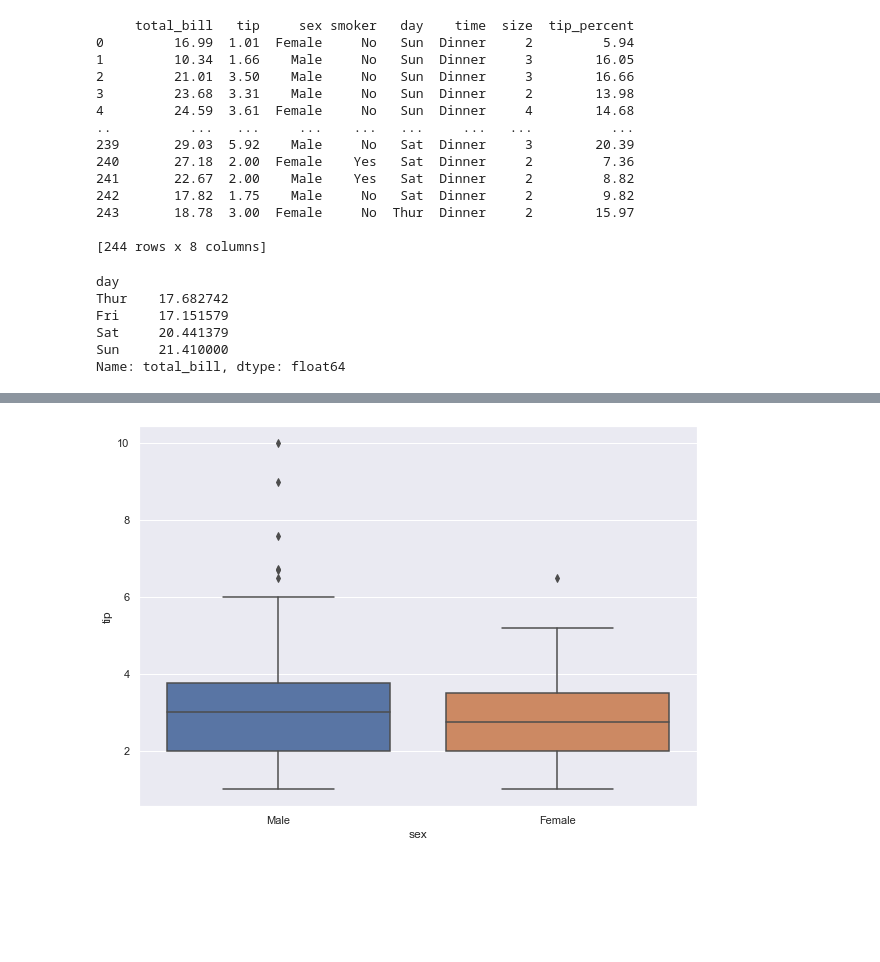
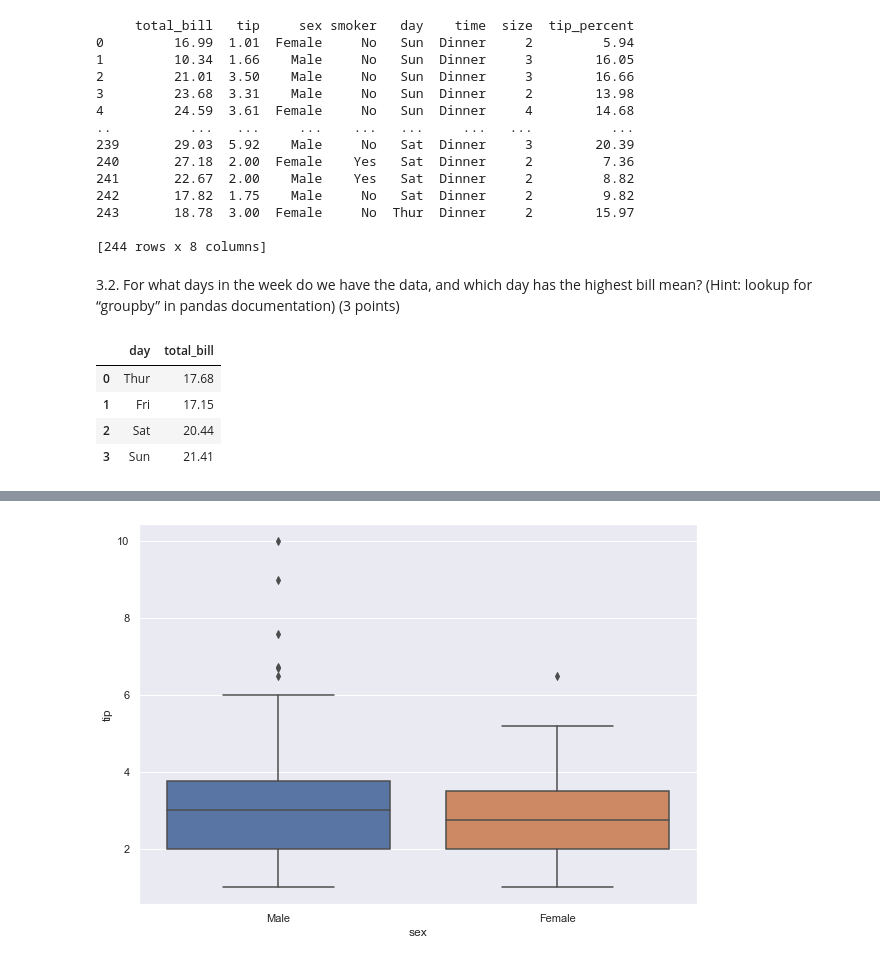
Before and after one commit to ivan-usd/refactored-octo-journey, a Jupyter notebook: notebooks/module3.ipynb, the cells around one changed output, grey strips where cells are left out. Saved outputs shown, nothing was run; the diff lists cells and outputs as text; code cells hidden in the pictures; blank space fills up the shorter version.

```diff
--- a/notebooks/module3.ipynb
+++ b/notebooks/module3.ipynb
@@ -137,13 +242,15 @@ print(tips_df)
 243       18.78  3.00  Female     No  Thur  Dinner     2        15.97
 
 [244 rows x 8 columns]
+# %% [markdown]
+3.2. For what days in the week do we have the data, and which day has the highest
+bill mean? (Hint: lookup for “groupby” in pandas documentation) (3 points)
 # %%
 #3.2 Group By day to find Sunday has the highest mean bill total
-tips_df.groupby(['day'])['total_bill'].mean()
+round(tips_df.groupby(['day'],as_index=False)['total_bill'].mean(),2)
 # %% [output]
-day
-Thur    17.682742
-Fri     17.151579
-Sat     20.441379
-Sun     21.410000
-Name: total_bill, dtype: float64
+|  | day | total_bill |
+| 0 | Thur | 17.68 |
+| 1 | Fri | 17.15 |
+| 2 | Sat | 20.44 |
+| 3 | Sun | 21.41 |
```
Also changed, not shown: parts of 46 cells of this notebook.
